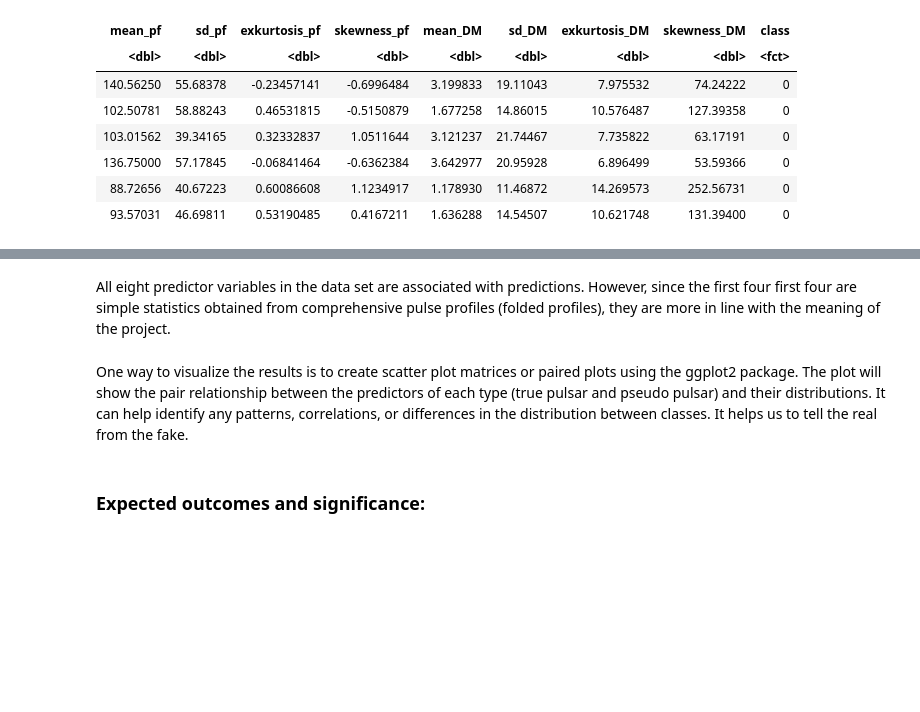
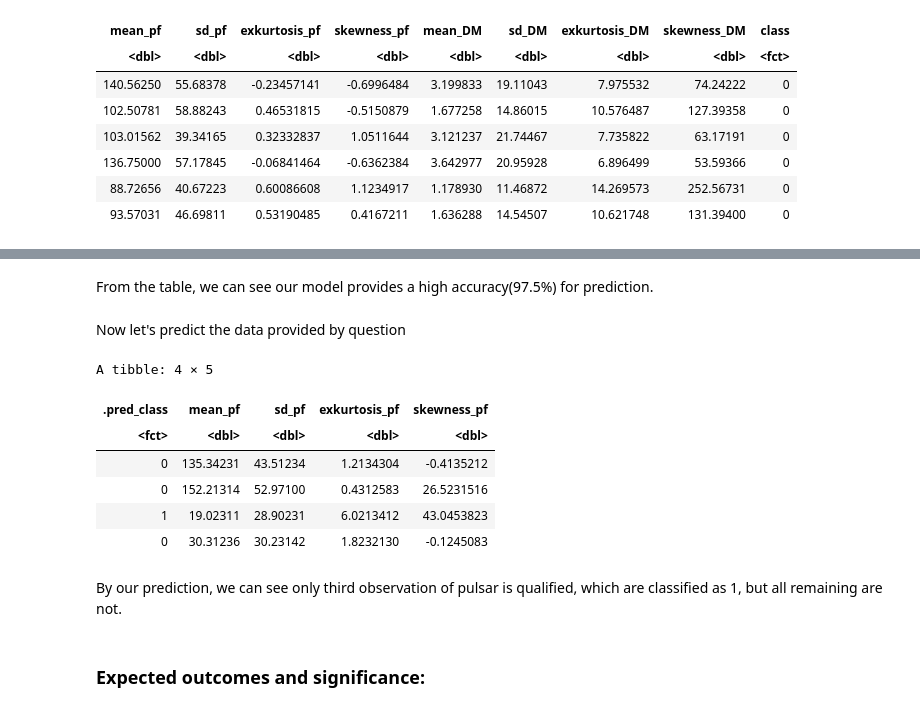
Before and after one commit to LawrenceZzf/DSCI100-G63-Proj1, a Jupyter notebook: project.ipynb, the cells around one changed output, grey strips where cells are left out. Saved outputs shown, nothing was run; the diff lists cells and outputs as text; code cells hidden in the pictures; blank space fills up the shorter version.

```diff
--- a/project.ipynb
+++ b/project.ipynb
@@ -84,0 +226,15 @@ HTRU_test <- testing(HTRU_split) #data spliting
+# %%
+HTRU_best_spec<-nearest_neighbor(weight_func="rectangular", neighbors=K_min)|>
+    set_engine("kknn")|>
+    set_mode("classification")
+
+HTRU_fit<-workflow()|>
+    add_recipe(HTRU_recipe)|>
+    add_model(HTRU_best_spec)|>
+    fit(data=HTRU_train)
+
+HTRU_summary <- HTRU_fit |>
+           predict(HTRU_test) |>
+           bind_cols(HTRU_test)|>
+           metrics(truth=class,estimate=.pred_class)
+HTRU_summary
@@ -85,7 +247,22 @@ HTRU_test <- testing(HTRU_split) #data spliting
+# %% [markdown]
+From the table, we can see our model provides a high accuracy(97.5%) for prediction.
 # %% [markdown]
-All eight predictor variables in the data set are associated with predictions. However, since the first four first four are simple statistics obtained from comprehensive pulse profiles (folded profiles), they are more in line with the meaning of the project.
+Now let's predict the data provided by question
-# %% [markdown]
-One way to visualize the results is to create scatter plot matrices or paired plots using the ggplot2 package. The plot will show the pair relationship between the predictors of each type (true pulsar and pseudo pulsar) and their distributions. It can help identify any patterns, correlations, or differences in the distribution between classes. It helps us to tell the real from the fake.
+# %%
+HTRU_prediction<-HTRU_fit|>
+    predict(Problem_data)|>
+    bind_cols(Problem_data)
+HTRU_prediction
+# %% [output]
+A tibble: 4 × 5
+| .pred_class | mean_pf | sd_pf | exkurtosis_pf | skewness_pf |
+| <fct> | <dbl> | <dbl> | <dbl> | <dbl> |
+| 0 | 135.34231 | 43.51234 | 1.2134304 | -0.4135212 |
+| 0 | 152.21314 | 52.97100 | 0.4312583 | 26.5231516 |
+| 1 | 19.02311 | 28.90231 | 6.0213412 | 43.0453823 |
+| 0 | 30.31236 | 30.23142 | 1.8232130 | -0.1245083 |
+# %% [markdown]
+By our prediction, we can see only third observation of pulsar is qualified, which are classified as 1, but all remaining are not.
 # %% [markdown]
 ### Expected outcomes and significance:
 # %% [markdown]
```
Also changed, not shown: parts of 28 cells of this notebook.
